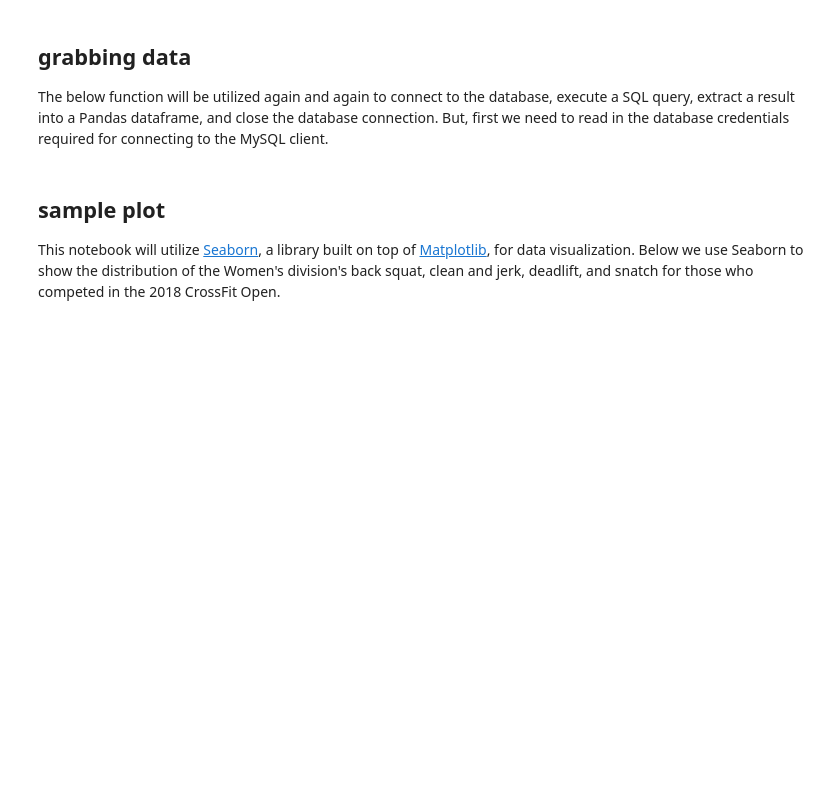
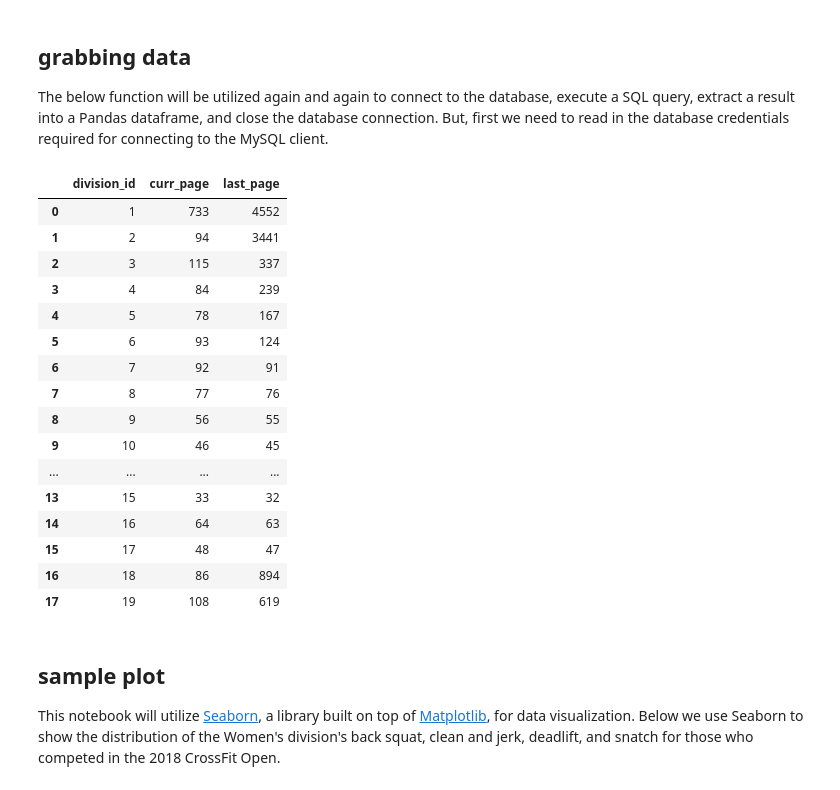
Before and after one commit to zfreedman/crossfit_open_2018, a Jupyter notebook: data_visualization.ipynb, the cells around one changed output. Saved outputs shown, nothing was run; the diff lists cells and outputs as text; code cells hidden in the pictures; blank space fills up the shorter version.

```diff
--- a/data_visualization.ipynb
+++ b/data_visualization.ipynb
@@ -48,6 +48,36 @@ def grab_data(sql):
 
     #return dataframe
     return df
+# %%
+d1 = grab_data("""
+    SELECT division_id, curr_page FROM worldwide_division_pages ORDER BY division_id DESC;
+""")
+d1.set_key("division_id")
+# %%
+d2 = grab_data("""
+    SELECT division_id, last_page FROM worldwide_division_pages ORDER BY division_id ASC;
+""")
+d2.set_key("division_id")
+# %%
+d1.merge(d2, sort=True)
+# %% [output]
+|  | division_id | curr_page | last_page |
+| 0 | 1 | 733 | 4552 |
+| 1 | 2 | 94 | 3441 |
+| 2 | 3 | 115 | 337 |
+| 3 | 4 | 84 | 239 |
+| 4 | 5 | 78 | 167 |
+| 5 | 6 | 93 | 124 |
+| 6 | 7 | 92 | 91 |
+| 7 | 8 | 77 | 76 |
+| 8 | 9 | 56 | 55 |
+| 9 | 10 | 46 | 45 |
+| ... | ... | ... | ... |
+| 13 | 15 | 33 | 32 |
+| 14 | 16 | 64 | 63 |
+| 15 | 17 | 48 | 47 |
+| 16 | 18 | 86 | 894 |
+| 17 | 19 | 108 | 619 |
 # %% [markdown]
 ## sample plot
 This notebook will utilize [Seaborn](https://seaborn.pydata.org/index.html), a library built on top of [Matplotlib](https://matplotlib.org/), for data visualization. Below we use Seaborn to show the distribution of the Women's division's back squat, clean and jerk, deadlift, and snatch for those who competed in the 2018 CrossFit Open.
```
Also changed, not shown: parts of 2 cells of this notebook, 2 other files.
